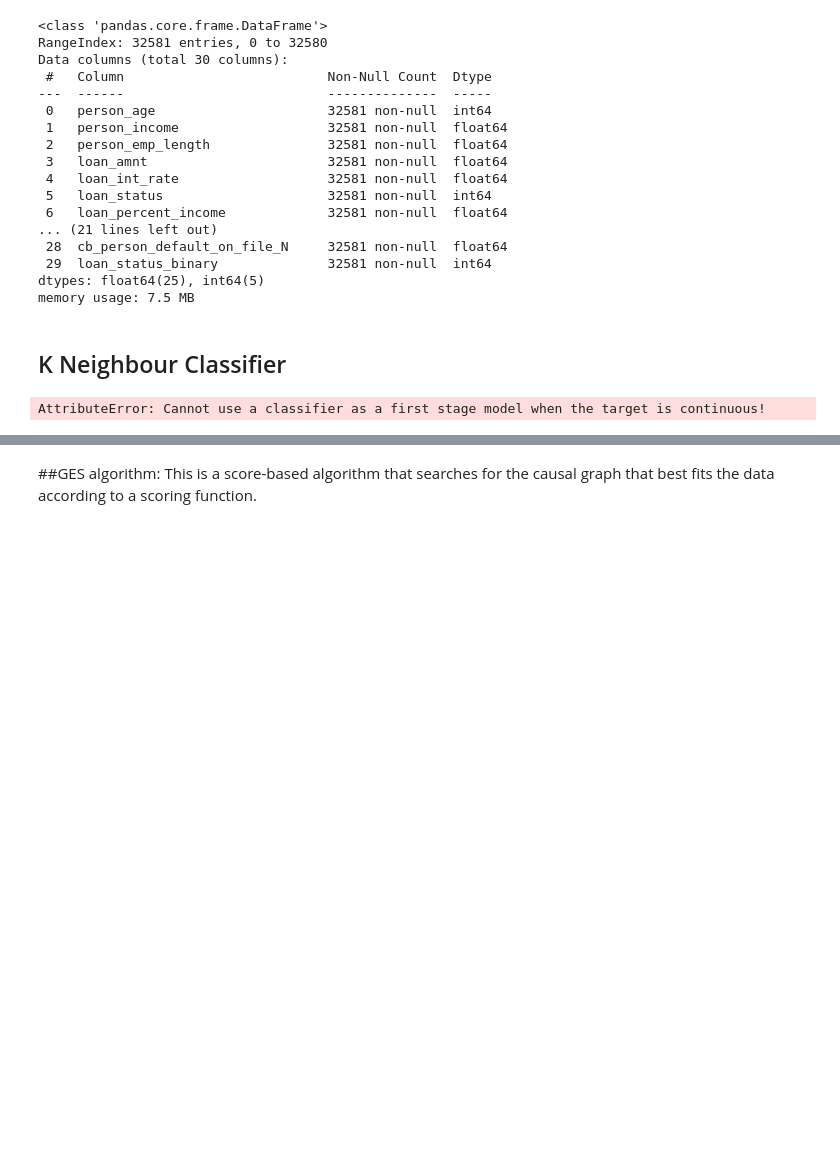
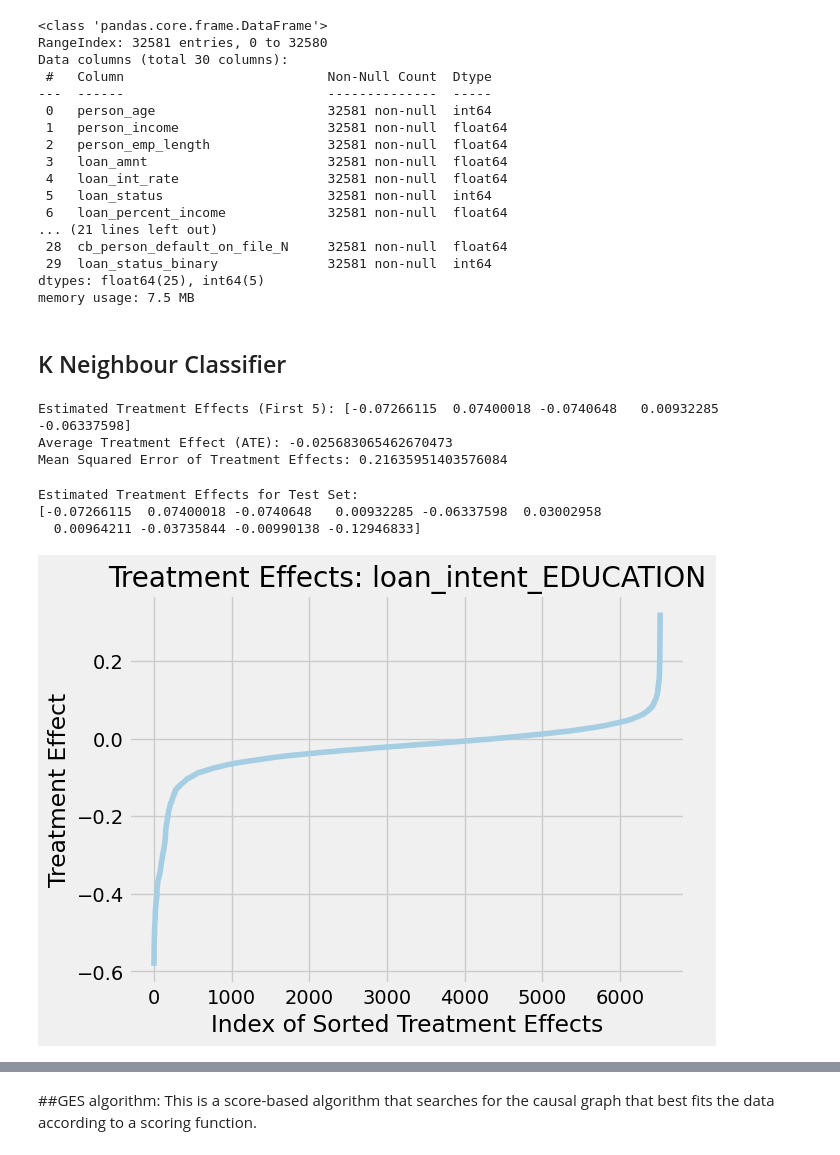
Before and after one commit to dzrich/PhD_Research_in_CausalML, a Jupyter notebook: CausalML.ipynb, the cells around one changed output, grey strips where cells are left out. Saved outputs shown, nothing was run; the diff lists cells and outputs as text; code cells hidden in the pictures; blank space fills up the shorter version.

```diff
--- a/CausalML.ipynb
+++ b/CausalML.ipynb
@@ -1078,7 +1085,7 @@ print("Generalizability:-MSE for Subgroup with X[:, 0] > 0:", mse_subgroup)
 # %% [output]
 Generalizability:-MSE for Subgroup with X[:, 0] > 0: 0.33301576068873695
 # %%
-df['loan_status_binary'] = (df['loan_status'] > 0).astype(int)
+df['loan_status_binary'] = (df['loan_status']).astype(int)
 # %%
 df.info()
 # %% [output]
@@ -1110,8 +1117,8 @@ from sklearn.metrics import mean_squared_error
 
 # Assume X, T, and Y are your features, treatment, and outcome variables respectively
 X = df.drop('loan_status', axis = 1).values  #loan_status cb_person_default_on_file_N
-Y = df['loan_status_binary'].values
-T = df['person_home_ownership_MORTGAGE'].values
+Y = df['loan_status'].values
+T = df['loan_intent_EDUCATION'].values
 
 # Spliting X and y into train and test version
 # Train-Test Split
@@ -1119,7 +1126,7 @@ X_train, X_test, T_train, T_test, Y_train, Y_test = train_test_split(X, T, Y, te
 
 # Define K-Neighbors Classifier for treatment and outcome models
 model_t = KNeighborsClassifier(n_neighbors=5)  # For treatment model
-model_y = KNeighborsClassifier(n_neighbors=5)  # For outcome model
+model_y = KNeighborsRegressor(n_neighbors=5)  # For outcome model
 
 # Define CausalForestDML model using KNN
 causal_model = CausalForestDML(
@@ -1143,4 +1150,28 @@ predictions = causal_model.effect(X_test)
 mse = mean_squared_error(T_test, predictions)
 print("Mean Squared Error of Treatment Effects:", mse)
 # %% [output]
-AttributeError: Cannot use a classifier as a first stage model when the target is continuous!
+Estimated Treatment Effects (First 5): [-0.07266115  0.07400018 -0.0740648   0.00932285 -0.06337598]
+Average Treatment Effect (ATE): -0.025683065462670473
+Mean Squared Error of Treatment Effects: 0.21635951403576084
+# %%
+#Output some results
+print("Estimated Treatment Effects for Test Set:")
+print(treatment_effects[:10])
+# %% [output]
+Estimated Treatment Effects for Test Set:
+[-0.07266115  0.07400018 -0.0740648   0.00932285 -0.06337598  0.03002958
+  0.00964211 -0.03735844 -0.00990138 -0.12946833]
+# %%
+# Flatten and sort the treatment_effects
+treatment_effects_flat = treatment_effects.flatten()
+treatment_effects_sorted = np.sort(treatment_effects_flat)
+# Create the x-axis values (indices of the sorted effects)
+x_values = np.arange(len(treatment_effects_sorted))
+# Plot the line graph
+plt.plot(x_values, treatment_effects_sorted)
+plt.xlabel("Index of Sorted Treatment Effects")
+plt.ylabel("Treatment Effect")
+plt.title("Treatment Effects: loan_intent_EDUCATION")
+plt.show()
+# %% [output]
+[figure, added]
```
Also changed, not shown: parts of 6 cells of this notebook.
